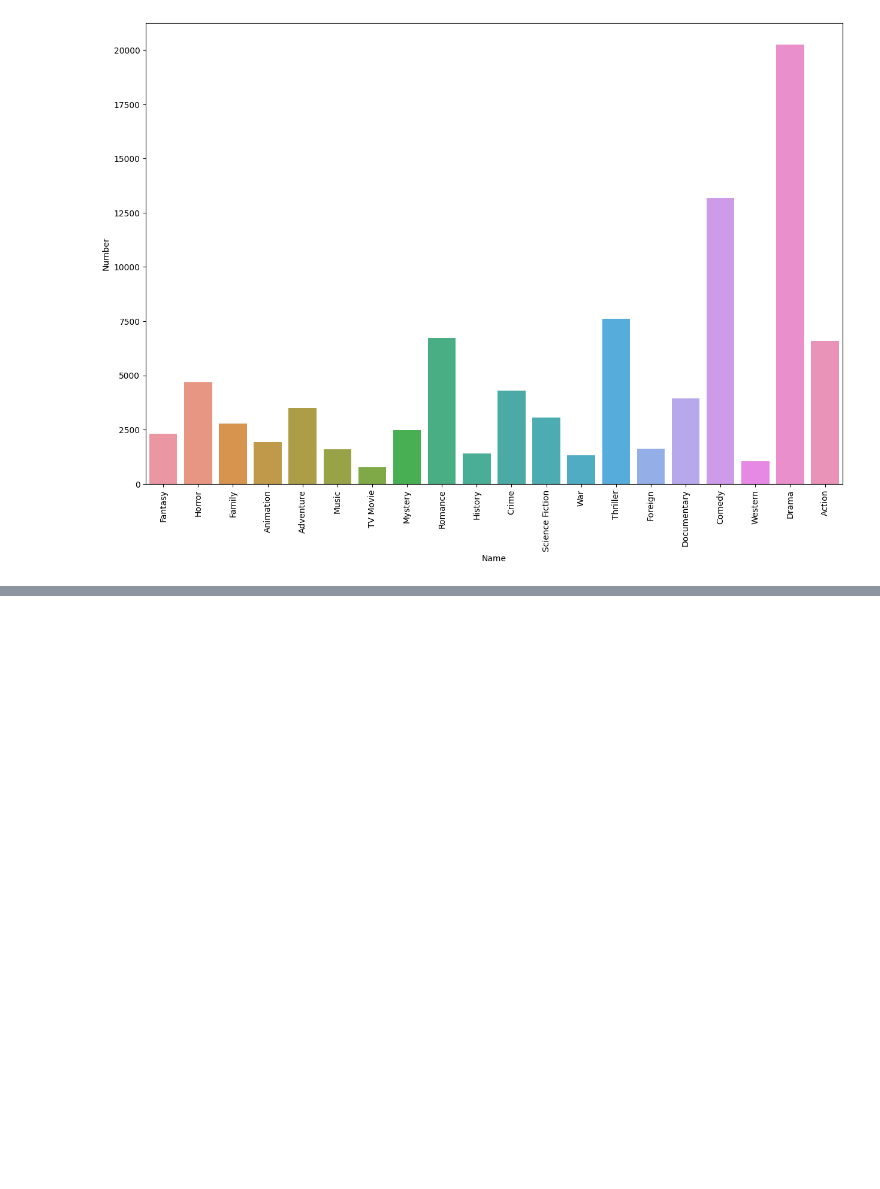
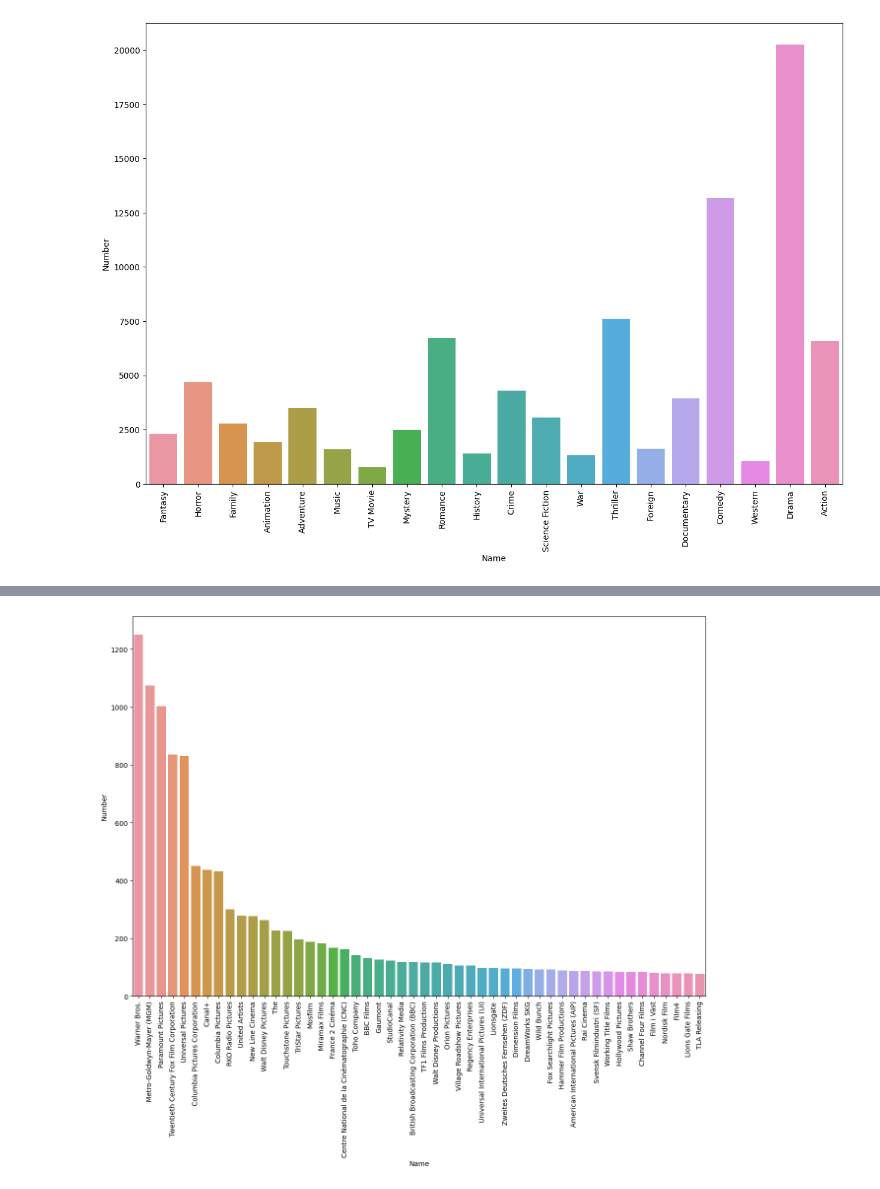
Before and after one commit to MohammadRouintan/Movie-Recommender-System, a Jupyter notebook: MovieMetadataEDA.ipynb, the cells around one changed output, grey strips where cells are left out. Cells and saved outputs as stored; diff of their text form; code cells hidden in the pictures; blank space fills up the shorter version.

```diff
--- a/MovieMetadataEDA.ipynb
+++ b/MovieMetadataEDA.ipynb
@@ -960,0 +1097,10 @@ plt.show()
+# %%
+companies_set = set()
+def find_unique(companies_str):
+    if not is_float(companies_str):
+        string_list = companies_str.split(', ')
+        for string in string_list:
+            companies_set.add(string)
+
+movies['name_production_companies'].apply(find_unique)
+print('Number Of Unique companies:', len(companies_set))
@@ -960,0 +1109,15 @@ plt.show()
+# %%
+companies_dict = {}
+
+for company in companies_set:
+    companies_dict[company] = 0
+
+del companies_dict['']
+print(companies_dict)
+
+def count(companies_str):
+    if not is_float(companies_str):
+        string_list = companies_str.split(', ')
+        for string in string_list:
+            if string != '':
+                companies_dict[string] += 1
@@ -960,0 +1135,3 @@ plt.show()
+# %%
+top_50 = pd.DataFrame(sorted(companies_dict.items(), key=lambda item: item[1], reverse=True)[:50], columns=['Name', 'Number'])
+print('Top 50 of Company', top_50, sep='\n')
@@ -960,0 +1156,7 @@ plt.show()
+# %%
+plt.figure(figsize=(15, 10))
+sns.barplot(x=top_50['Name'], y=top_50['Number'])
+plt.xticks(rotation=90)
+plt.show()
+# %% [output]
+[figure, added]
```
Also changed, not shown: parts of 22 cells of this notebook, 1 other file.
